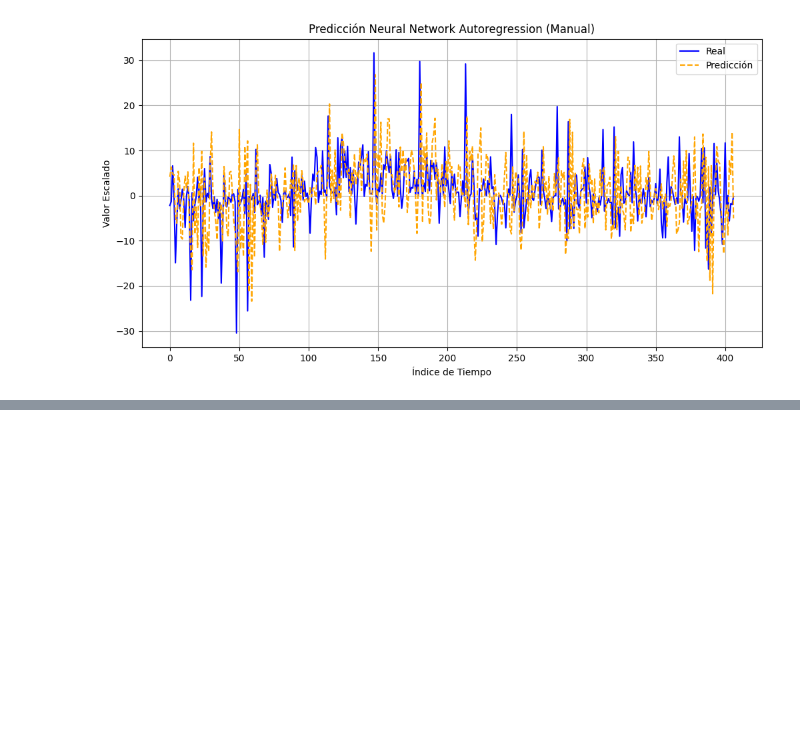
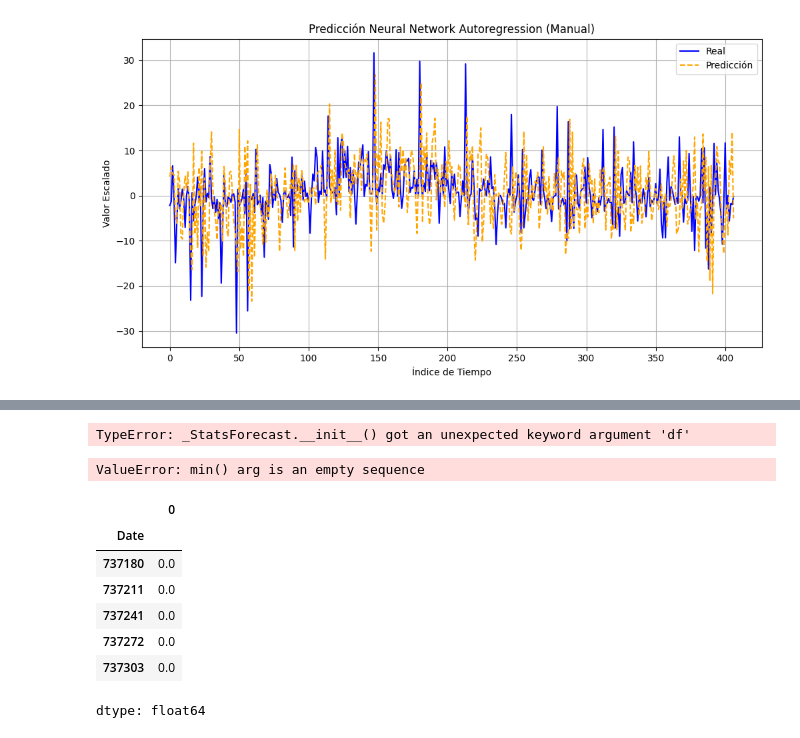
Before and after one commit to Michelleagl/Series_de_Tiempo, a Jupyter notebook: PROYECTO_IPC.ipynb, the cells around one changed output, grey strips where cells are left out. Cells and saved outputs as stored; diff of their text form; code cells hidden in the pictures; blank space fills up the shorter version.

```diff
--- a/PROYECTO_IPC.ipynb
+++ b/PROYECTO_IPC.ipynb
@@ -935,0 +708,66 @@ SyntaxError: invalid syntax (<ipython-input-10-eef533406bc1>, line 1)
+# %%
+from sklearn.metrics import mean_absolute_error, mean_squared_error
+import numpy as np
+from statsforecast import StatsForecast
+from statsforecast.models import Naive, AutoARIMA, AutoETS
+
+# Función para evaluar los modelos
+def evaluate_model(y_train, y_test, models, model_name, freq='M'):
+    # Ajustar el modelo
+    model = StatsForecast(df=y_train, models=models, freq=freq)
+    forecast = model.fit()
+    predictions = forecast.predict()
+
+    # Evaluar error utilizando MAE y RMSE
+    mae = mean_absolute_error(y_test, predictions)
+    rmse = np.sqrt(mean_squared_error(y_test, predictions))
+
+    print(f"{model_name} - MAE: {mae:.4f}, RMSE: {rmse:.4f}")
+    return mae, rmse
+
+# Dividir datos en entrenamiento y prueba (últimos 3 meses como test)
+train_size = int(len(data_diferenciada) * 0.8)
+y_train = data_diferenciada[:train_size]
+y_test = data_diferenciada[train_size:]
+
+# Evaluación de los modelos
+results = {}
+models = {
+    "Naive": Naive(),
+    "ARIMA": AutoARIMA(),
+    "ETS": AutoETS()
+}
+
+for model_name, model_instance in models.items():
+    mae, rmse = evaluate_model(y_train, y_test, [model_instance], model_name)
+    results[model_name] = {"MAE": mae, "RMSE": rmse}
+
+# Mostrar resultados
+results
+# %% [output]
+TypeError: _StatsForecast.__init__() got an unexpected keyword argument 'df'
+# %%
+# Asignar el mejor modelo para cada acción
+best_models = {}
+for ticker in tickers:
+    best_model = min(results, key=lambda model: results[model]["RMSE"])  # Selección por RMSE
+    best_models[ticker] = best_model
+
+best_models
+# %% [output]
+ValueError: min() arg is an empty sequence
+# %%
+# Calcular el valor del portafolio
+# Usamos los pesos previamente calculados (weights) y los precios de cierre mensual
+portfolio_value = (data_clean * pd.Series(weights)).sum(axis=1)
+
+portfolio_value.head()
+# %% [output]
+|  | 0 |
+| Date |  |
+| 737180 | 0.0 |
+| 737211 | 0.0 |
+| 737241 | 0.0 |
+| 737272 | 0.0 |
+| 737303 | 0.0 |
+dtype: float64
```
Also changed, not shown: parts of 9 cells of this notebook.
